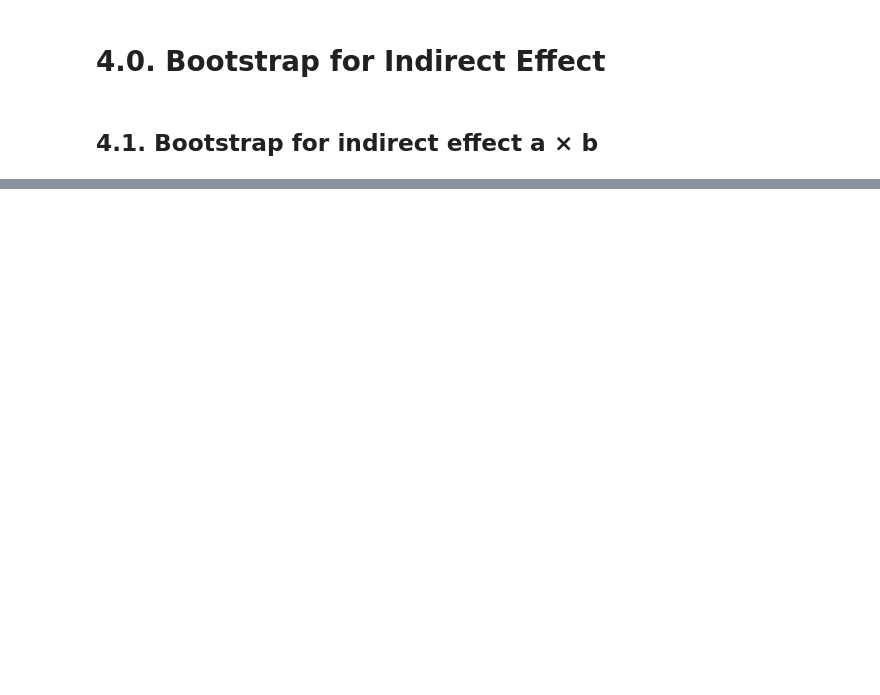
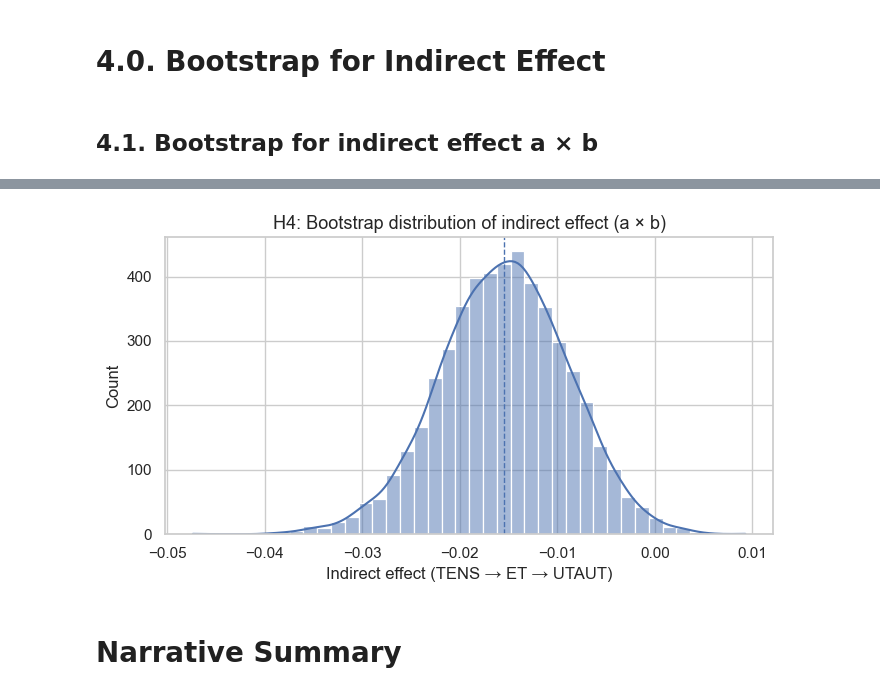
Before and after one commit to ZhaoJackson/AI_Attitude_Psychotherapy, a Jupyter notebook: H4_Mediation_SDT_AI_Acceptance.ipynb, the cells around one changed output, grey strips where cells are left out. Drawn from its saved outputs; the diff is of its cells as text; code cells hidden in the pictures; blank space fills up the shorter version.

```diff
--- a/H4_Mediation_SDT_AI_Acceptance.ipynb
+++ b/H4_Mediation_SDT_AI_Acceptance.ipynb
@@ -263,9 +223,13 @@ leaner set of covariates.
 # %%
 h4_vars_simple = [
-    "TENS_Life_mean_c", "ET_mean_c",
-    "UTAUT_AI_mean", "age_c", "gender", "Country"
+    "UTAUT_AI_mean_imputed",
+    "TENS_Life_mean_imputed_c",
+    "ET_mean_imputed_c",
+    "age_imputed_c",
+    "gender",
+    "Country",
 ]
 
-h4_df_simple = df[h4_vars_simple].dropna().copy()
-print(f"H4 (parsimonious) sample size (listwise): N = {len(h4_df_simple)}")
+h4_df_simple = processed[h4_vars_simple].dropna().copy()
+print(f"H4 parsimonious mediation sample (listwise): N = {len(h4_df_simple)}")
 # %% [output]
@@ -334,24 +318,33 @@ n_boot = 5000
 boot_indirect = []
 n = len(h4_df_simple)
 
+rng = np.random.default_rng(seed=42)  # reproducible
+
 for _ in range(n_boot):
-    sample_idx = np.random.choice(n, size=n, replace=True)
+    sample_idx = rng.integers(0, n, size=n)
     sample = h4_df_simple.iloc[sample_idx]
 
     # Path a in bootstrap sample
     a_m = smf.ols(
-        formula="ET_mean_c ~ TENS_Life_mean_c + age_c + C(gender) + C(Country)",
-        data=sample
+        formula=(
+            "ET_mean_imputed_c ~ "
+            "TENS_Life_mean_imputed_c + age_imputed_c + C(gender) + C(Country)"
+        ),
+        data=sample,
     ).fit()
 
     # Path b + c' in bootstrap sample
     b_m = smf.ols(
-        formula="UTAUT_AI_mean ~ TENS_Life_mean_c + ET_mean_c + age_c + C(gender) + C(Country)",
-        data=sample
+        formula=(
+            "UTAUT_AI_mean_imputed ~ "
+            "TENS_Life_mean_imputed_c + ET_mean_imputed_c "
+            "+ age_imputed_c + C(gender) + C(Country)"
+        ),
+        data=sample,
     ).fit()
 
-    a_b = a_m.params.get("TENS_Life_mean_c", np.nan)
-    b_b = b_m.params.get("ET_mean_c", np.nan)
+    a_b = a_m.params.get("TENS_Life_mean_imputed_c", np.nan)
+    b_b = b_m.params.get("ET_mean_imputed_c", np.nan)
 
     if not np.isnan(a_b) and not np.isnan(b_b):
         boot_indirect.append(a_b * b_b)
@@ -433,0 +365,13 @@ than a simple unidirectional chain from needs → trust → acceptance.
+# %%
+# Visualize distribution of bootstrap indirect effects
+plt.figure(figsize=(7, 4))
+sns.histplot(boot_indirect, bins=40, kde=True)
+plt.axvline(indirect_mean, linestyle="--", linewidth=1)
+plt.title("H4: Bootstrap distribution of indirect effect (a × b)")
+plt.xlabel("Indirect effect (TENS → ET → UTAUT)")
+plt.tight_layout()
+plt.show()
+# %% [output]
+[figure, added]
+# %% [markdown]
+# Narrative Summary
```
Also changed, not shown: parts of 34 cells of this notebook.
